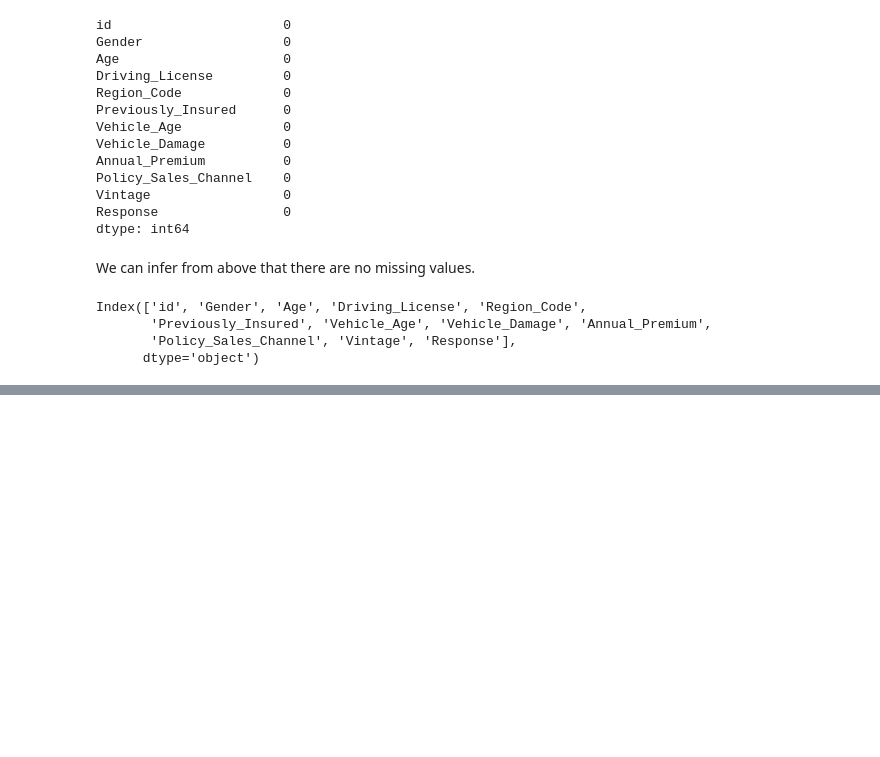
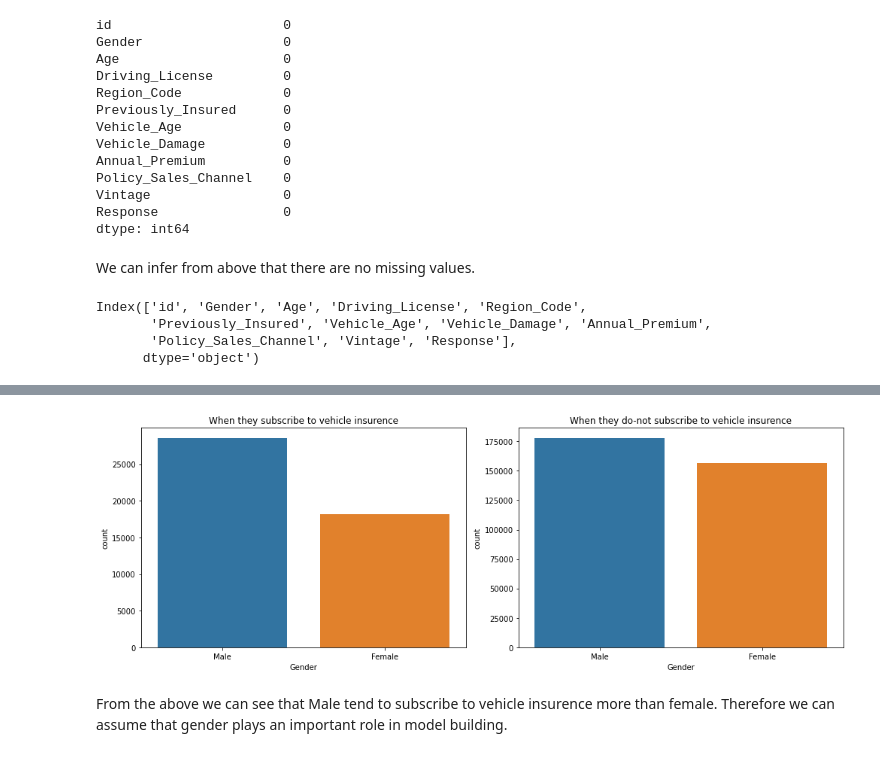
Before and after one commit to kaushik-holla/Health_Insurence_Crosssell_Prediciton, a Jupyter notebook: EDA and Prediction.ipynb, the cells around one changed output, grey strips where cells are left out. Cells and saved outputs as stored; diff of their text form; code cells hidden in the pictures; blank space fills up the shorter version.

```diff
--- a/EDA and Prediction.ipynb
+++ b/EDA and Prediction.ipynb
@@ -82,0 +128,15 @@ categorical_columns = []
+# %%
+### Gender distribution based on response
+fig, axis = plt.subplots(1, 2, figsize = (14, 5))
+
+sns.countplot(ax = axis[0], x = train_df[train_df["Response"] == 1]["Gender"])
+axis[0].set_title("When they subscribe to vehicle insurence")
+
+sns.countplot(ax = axis[1], x = train_df[train_df["Response"] == 0]["Gender"])
+axis[1].set_title("When they do-not subscribe to vehicle insurence")
+
+fig.tight_layout()
+# %% [output]
+[figure, added]
+# %% [markdown]
+From the above we can see that Male tend to subscribe to vehicle insurence more than female. Therefore we can assume that gender plays an important role in model building.
```
Also changed, not shown: parts of 7 cells of this notebook.
